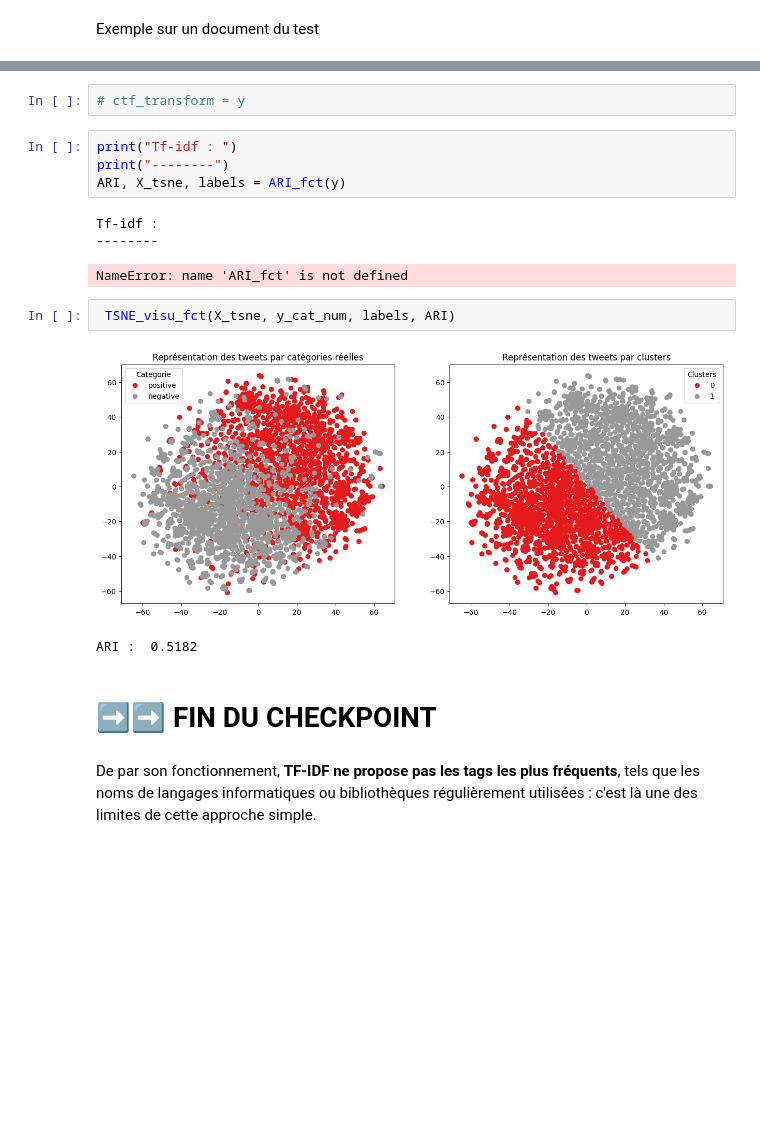
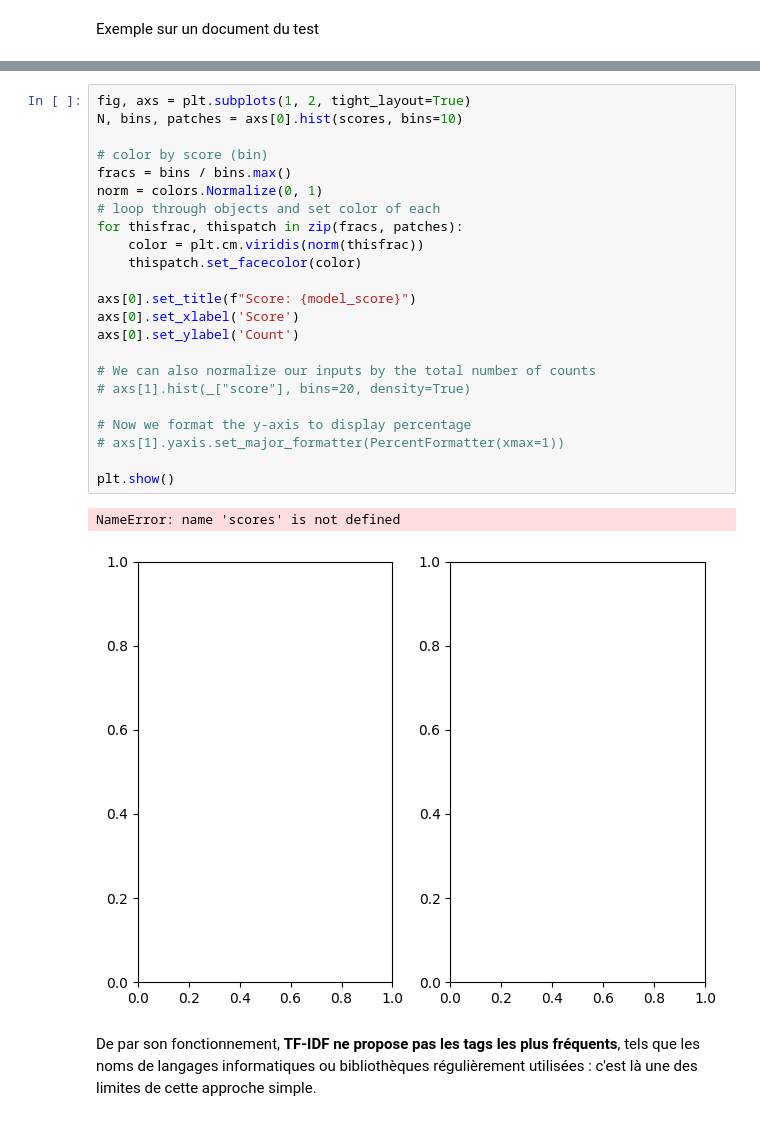
Before and after one commit to sycod/OC_P5_SoF, a Jupyter notebook: 3_non_supervise.ipynb, the cells around one changed output, grey strips where cells are left out. Drawn from its saved outputs; the diff is of its cells as text; blank space fills up the shorter version.

```diff
--- a/3_non_supervise.ipynb
+++ b/3_non_supervise.ipynb
@@ -308,20 +253,29 @@ def TSNE_visu_fct(X_tsne, y_cat_num, labels, ARI) :
-# %%
-# ctf_transform = y
-# %%
-print("Tf-idf : ")
-print("--------")
-ARI, X_tsne, labels = ARI_fct(y)
-# %% [output]
-Tf-idf :
---------
-NameError: name 'ARI_fct' is not defined
-# %%
- TSNE_visu_fct(X_tsne, y_cat_num, labels, ARI)
-# %% [output]
-[figure, removed]
-ARI :  0.5182
-# %% [markdown]
-# ➡️➡️ FIN DU CHECKPOINT
+# %%
+fig, axs = plt.subplots(1, 2, tight_layout=True)
+N, bins, patches = axs[0].hist(scores, bins=10)
+
+# color by score (bin)
+fracs = bins / bins.max()
+norm = colors.Normalize(0, 1)
+# loop through objects and set color of each
+for thisfrac, thispatch in zip(fracs, patches):
+    color = plt.cm.viridis(norm(thisfrac))
+    thispatch.set_facecolor(color)
+
+axs[0].set_title(f"Score: {model_score}")
+axs[0].set_xlabel('Score')
+axs[0].set_ylabel('Count')
+
+# We can also normalize our inputs by the total number of counts
+# axs[1].hist(_["score"], bins=20, density=True)
+
+# Now we format the y-axis to display percentage
+# axs[1].yaxis.set_major_formatter(PercentFormatter(xmax=1))
+
+plt.show()
+# %% [output]
+NameError: name 'scores' is not defined
+[figure, added]
 # %% [markdown]
 De par son fonctionnement, **TF-IDF ne propose pas les tags les plus fréquents**, tels que les noms de langages informatiques ou bibliothèques régulièrement utilisées : c'est là une des limites de cette approche simple.
 # %% [markdown]
```
Also changed, not shown: parts of 21 cells of this notebook, 1 other file.
